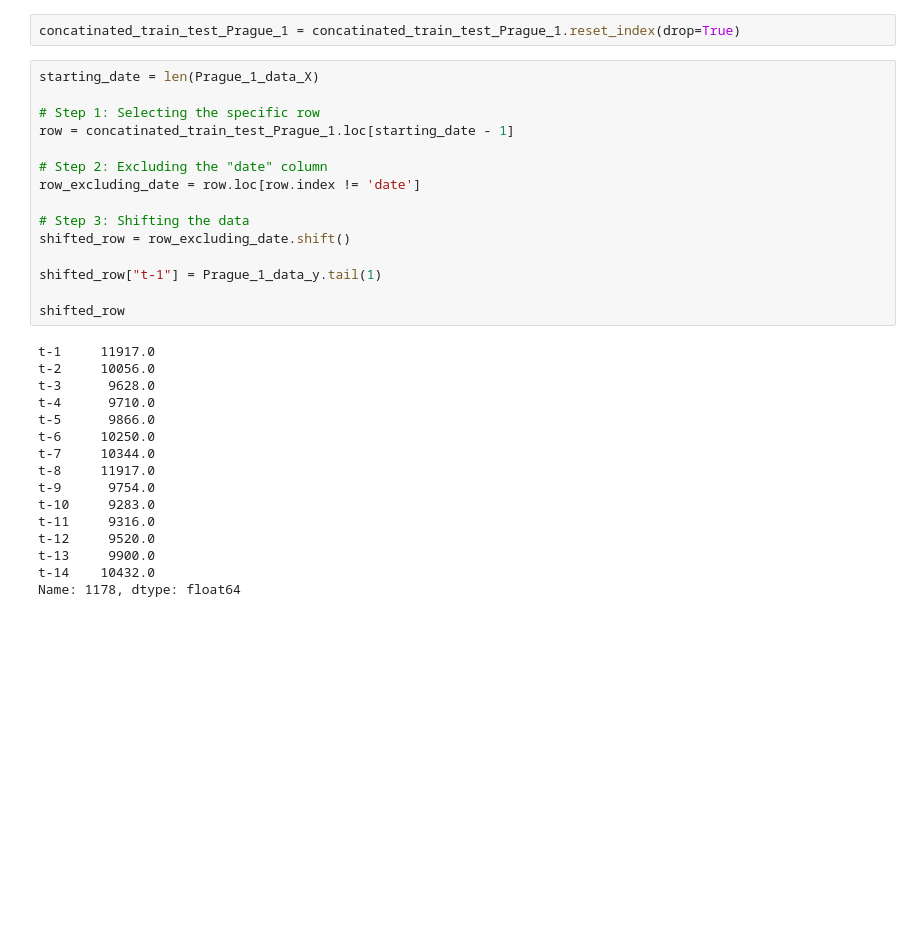
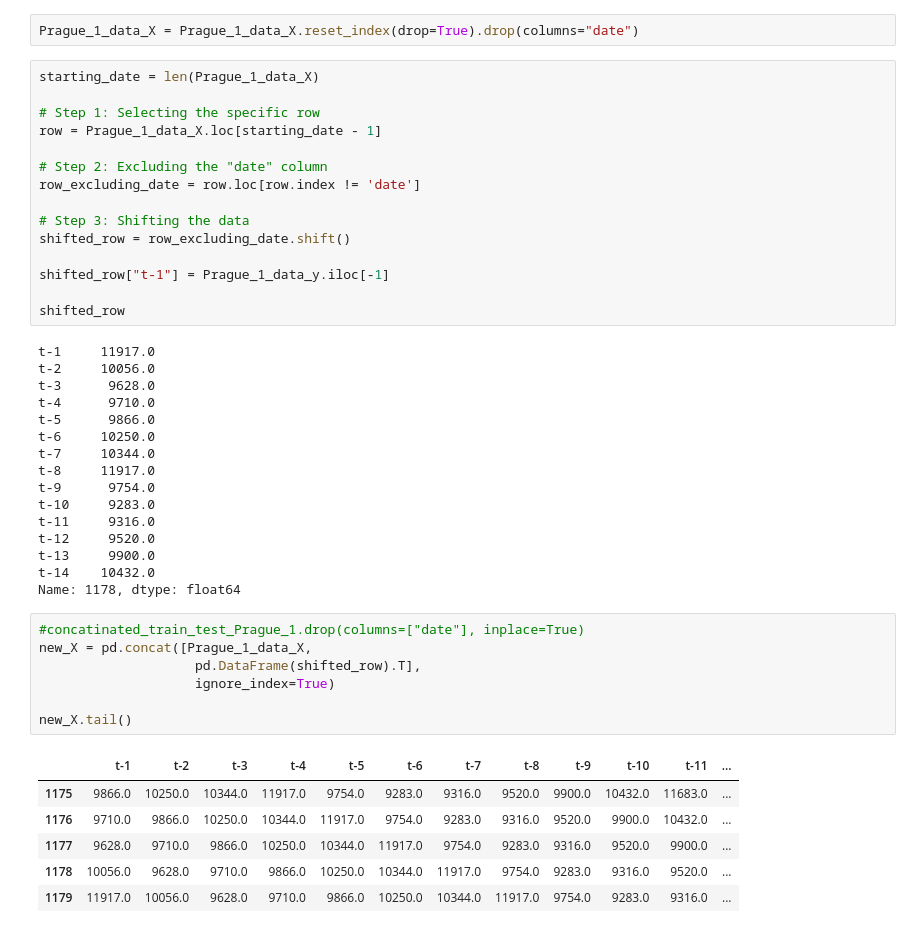
Before and after one commit to lifelonglearner94/e-commerce_orders_forecasting, a Jupyter notebook: notebooks/lagged_test.ipynb, the cells around one changed output. Cells and saved outputs as stored; diff of their text form; blank space fills up the shorter version.

```diff
--- a/notebooks/lagged_test.ipynb
+++ b/notebooks/lagged_test.ipynb
@@ -67,10 +60,10 @@ concatinated_train_test_Prague_1["date"] = date_encoder.fit_transform(concatinat
 # %%
-concatinated_train_test_Prague_1 = concatinated_train_test_Prague_1.reset_index(drop=True)
+Prague_1_data_X = Prague_1_data_X.reset_index(drop=True).drop(columns="date")
 # %%
 starting_date = len(Prague_1_data_X)
 
 # Step 1: Selecting the specific row
-row = concatinated_train_test_Prague_1.loc[starting_date - 1]
+row = Prague_1_data_X.loc[starting_date - 1]
 
 # Step 2: Excluding the "date" column
 row_excluding_date = row.loc[row.index != 'date']
@@ -78,7 +71,7 @@ row_excluding_date = row.loc[row.index != 'date']
 # Step 3: Shifting the data
 shifted_row = row_excluding_date.shift()
 
-shifted_row["t-1"] = Prague_1_data_y.tail(1)
+shifted_row["t-1"] = Prague_1_data_y.iloc[-1]
 
 shifted_row
 # %% [output]
@@ -97,3 +90,17 @@ t-12     9520.0
 t-13     9900.0
 t-14    10432.0
 Name: 1178, dtype: float64
+# %%
+#concatinated_train_test_Prague_1.drop(columns=["date"], inplace=True)
+new_X = pd.concat([Prague_1_data_X,
+                    pd.DataFrame(shifted_row).T],
+                    ignore_index=True)
+
+new_X.tail()
+# %% [output]
+|  | t-1 | t-2 | t-3 | t-4 | t-5 | t-6 | t-7 | t-8 | t-9 | t-10 | t-11 | ... |
+| 1175 | 9866.0 | 10250.0 | 10344.0 | 11917.0 | 9754.0 | 9283.0 | 9316.0 | 9520.0 | 9900.0 | 10432.0 | 11683.0 | ... |
+| 1176 | 9710.0 | 9866.0 | 10250.0 | 10344.0 | 11917.0 | 9754.0 | 9283.0 | 9316.0 | 9520.0 | 9900.0 | 10432.0 | ... |
+| 1177 | 9628.0 | 9710.0 | 9866.0 | 10250.0 | 10344.0 | 11917.0 | 9754.0 | 9283.0 | 9316.0 | 9520.0 | 9900.0 | ... |
+| 1178 | 10056.0 | 9628.0 | 9710.0 | 9866.0 | 10250.0 | 10344.0 | 11917.0 | 9754.0 | 9283.0 | 9316.0 | 9520.0 | ... |
+| 1179 | 11917.0 | 10056.0 | 9628.0 | 9710.0 | 9866.0 | 10250.0 | 10344.0 | 11917.0 | 9754.0 | 9283.0 | 9316.0 | ... |
```
Also changed, not shown: parts of 6 cells of this notebook, 3 other files.
